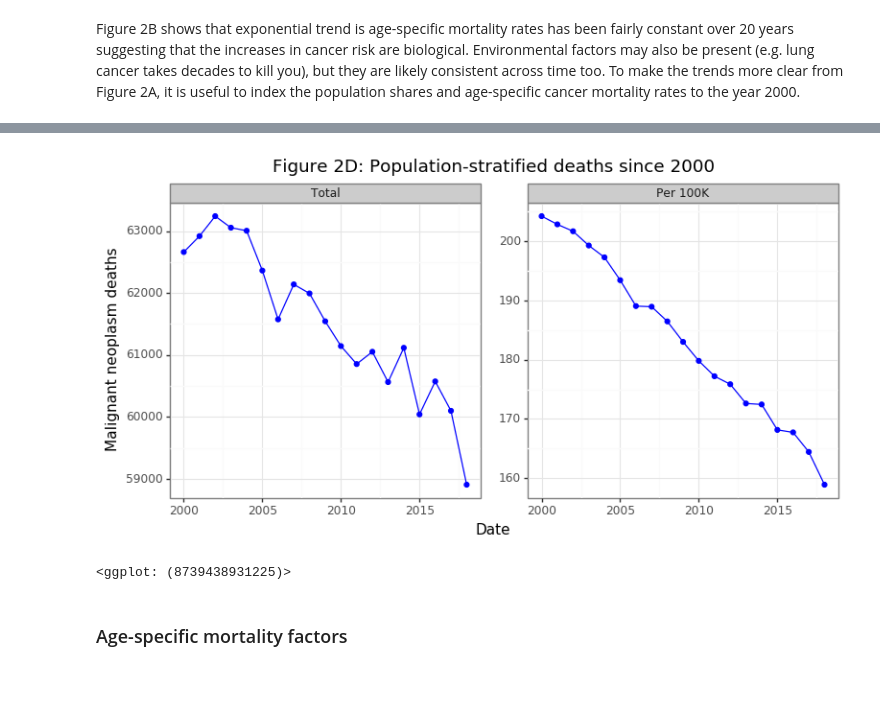
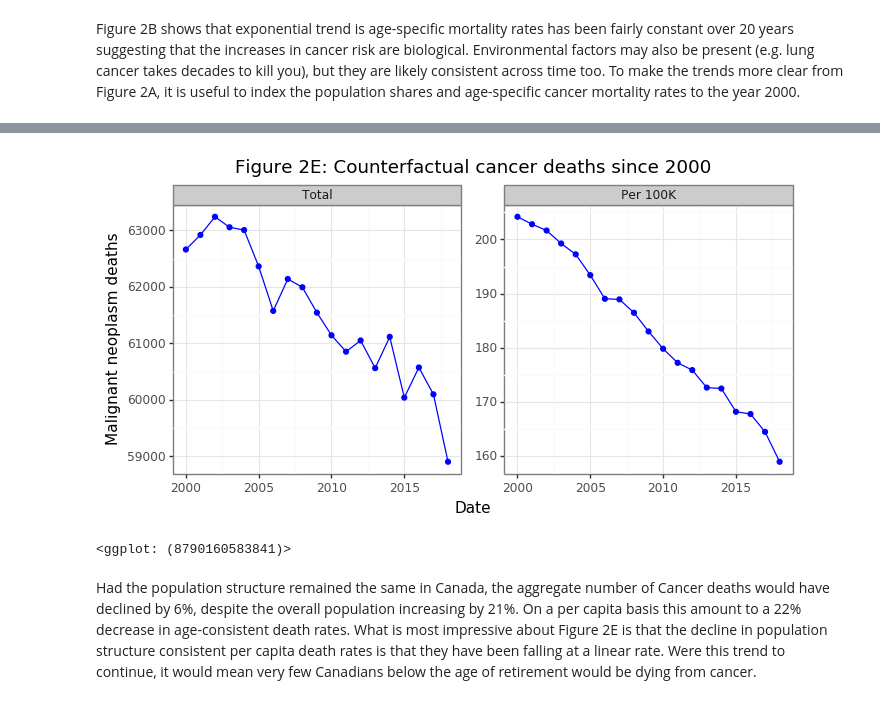
Before and after one commit to erikdrysdale/erikdrysdale.github.io, a Jupyter notebook: _rmd/extra_cancer/cancer_calc.ipynb, the cells around one changed output, grey strips where cells are left out. Saved outputs shown, nothing was run; the diff lists cells and outputs as text; code cells hidden in the pictures.

```diff
--- a/_rmd/extra_cancer/cancer_calc.ipynb
+++ b/_rmd/extra_cancer/cancer_calc.ipynb
@@ -167,23 +194,21 @@ SOME FORMULA
 # %%
 df_pop_r = df_pop_total.assign(r=lambda x: x.total/x.total.head(1).values).drop(columns='total')
 df_idx = df_age.assign(population=lambda x: np.where(x.years==x.years.head(1).values[0],x.population,np.NaN)).drop(columns='number')
 df_idx.population = df_idx.groupby('age').population.fillna(method='ffill')
 df_idx = df_idx.merge(df_pop_r,'left','years').assign(population=lambda x: x.population*x.r)
 df_idx = df_idx.assign(cancer=lambda x: x.rate*(x.population/1e5))
 df_idx = df_idx.groupby('years')['population','cancer'].sum().astype(int).reset_index()
 df_idx = df_idx.assign(rate=lambda x: x.cancer/(x.population/1e5))
 
 tmp3 = df_idx.melt('years',['cancer','rate'],'tt')
-plotnine.options.figure_size = (9, 4)
+plotnine.options.figure_size = (8, 3.5)
 gg_theory = (ggplot(tmp3,aes(x='years',y='value')) + theme_bw() +
           geom_point(color='blue') + geom_line(color='blue') +
           facet_wrap('~tt',scales='free_y',labeller=labeller(tt={'cancer':'Total','rate':'Per 100K'})) +
           labs(y='Malignant neoplasm deaths', x='Date') +
-          ggtitle('Figure 2D: Population-stratified deaths since 2000') +
+          ggtitle('Figure 2E: Counterfactual cancer deaths since 2000') +
           theme(subplots_adjust={'wspace': 0.15}))
 gg_theory
 # %% [output]
-[figure, old version]
+[figure, new version]
-<ggplot: (8739438931225)>
+<ggplot: (8790160583841)>
-# %% [markdown]
-### Age-specific mortality factors
@@ -189,0 +217,2 @@ gg_theory
+# %% [markdown]
+Had the population structure remained the same in Canada, the aggregate number of Cancer deaths would have declined by 6%, despite the overall population increasing by 21%. On a per capita basis this amount to a 22% decrease in age-consistent death rates. What is most impressive about Figure 2E is that the decline in population structure consistent per capita death rates is that they have been falling at a linear rate. Were this trend to continue, it would mean very few Canadians below the age of retirement would be dying from cancer.
```
Also changed, not shown: parts of 22 cells of this notebook.
